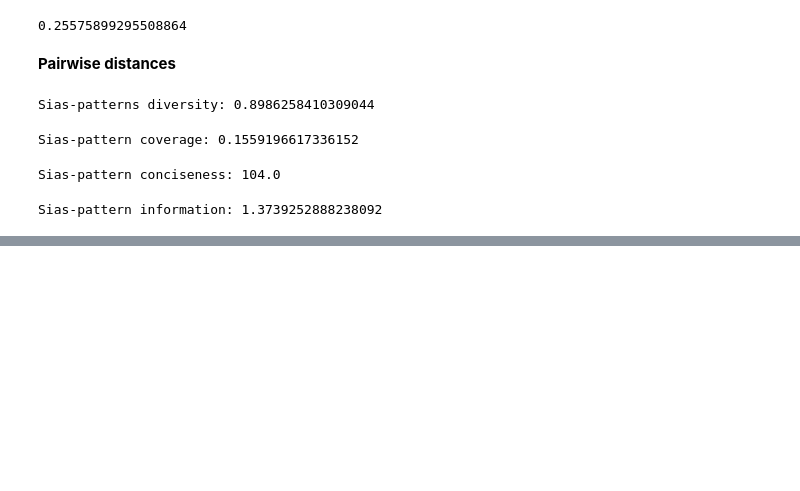
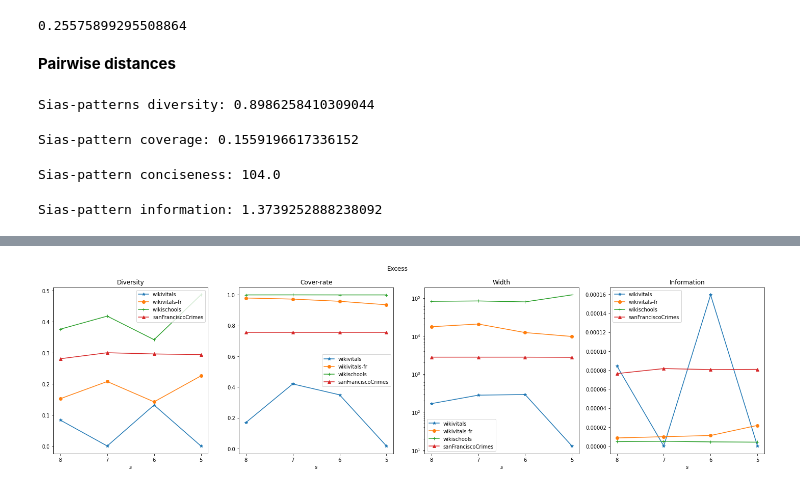
Before and after one commit to Co-MEG/CoMEG, a Jupyter notebook: notebooks/pattern_explo.ipynb, the cells around one changed output, grey strips where cells are left out. Cells and saved outputs as stored; diff of their text form; code cells hidden in the pictures; blank space fills up the shorter version.

```diff
--- a/notebooks/pattern_explo.ipynb
+++ b/notebooks/pattern_explo.ipynb
@@ -72,7 +103,7 @@ Select:
 - order_attributes: initial ordering of attributes (here True)
 # %%
 # Parameters for UnexPatterns
-dataset = 'wikischools'
+dataset = 'lastfm'
 s = 4
 beta = 4
 order_attributes = True
@@ -626,0 +1044,4 @@ print(len(np.unique(labels_pred)))
+# %%
+# Save data
+with open(f'{inpath}/informations_excess_all.pkl', 'wb') as f:
+    pickle.dump(informations_excess, f)
@@ -626,0 +1192,41 @@ print(len(np.unique(labels_pred)))
+# %%
+# Load data
+expath = '/Users/simondelarue/Documents/PhD/Research/Co-Meg/CoMEG/experiments/Excess/results'
+
+titles = ['Diversity', 'Cover-rate', 'Width', 'Information', 'Information modif']
+markers = ['*', 'o', '+', '^']
+ss = [8, 7, 6, 5]
+
+diversities, cover_rates, concisenesses, all_inf = defaultdict(list), defaultdict(list), defaultdict(list), defaultdict(list)
+
+fig, ax = plt.subplots(1, 4, figsize=(25, 6))
+plt.suptitle('Excess')
+
+for i, d in enumerate(['wikivitals', 'wikivitals-fr', 'wikischools', 'sanFranciscoCrimes']):
+    if d=='sanFranciscoCrimes':
+        gamma = 0.2
+    else:
+        gamma = 0.8
+    for s in ss:
+        with open(f'{expath}/{d}/information_details_{d}_5_{s}_{gamma}_excess.txt', 'r') as data:
+            info_excess_raw = data.readlines()
+        vals = list(map(float, info_excess_raw[0].split(', ')))
+        diversities[d].append(vals[0])
+        cover_rates[d].append(vals[1])
+        concisenesses[d].append(vals[2])
+        all_inf[d].append(vals[3])
+
+    ax[0].plot(np.arange(0, 4), diversities[d], label=d, marker=markers[i])
+    ax[1].plot(np.arange(0, 4), cover_rates[d], label=d, marker=markers[i])
+    ax[2].plot(np.arange(0, 4), concisenesses[d], label=d, marker=markers[i])
+    ax[3].plot(np.arange(0, 4), all_inf[d], label=d, marker=markers[i])
+
+for i in range(4):
+    ax[i].set_xticks(np.arange(0, 4), ss)
+    ax[i].legend()
+    ax[i].set_title(titles[i])
+    ax[i].set_xlabel(r'$s$')
+    if i == 2:
+        ax[i].set_yscale('log')
+# %% [output]
+[figure, added]
```
Also changed, not shown: parts of 79 cells of this notebook, 1 other file.
